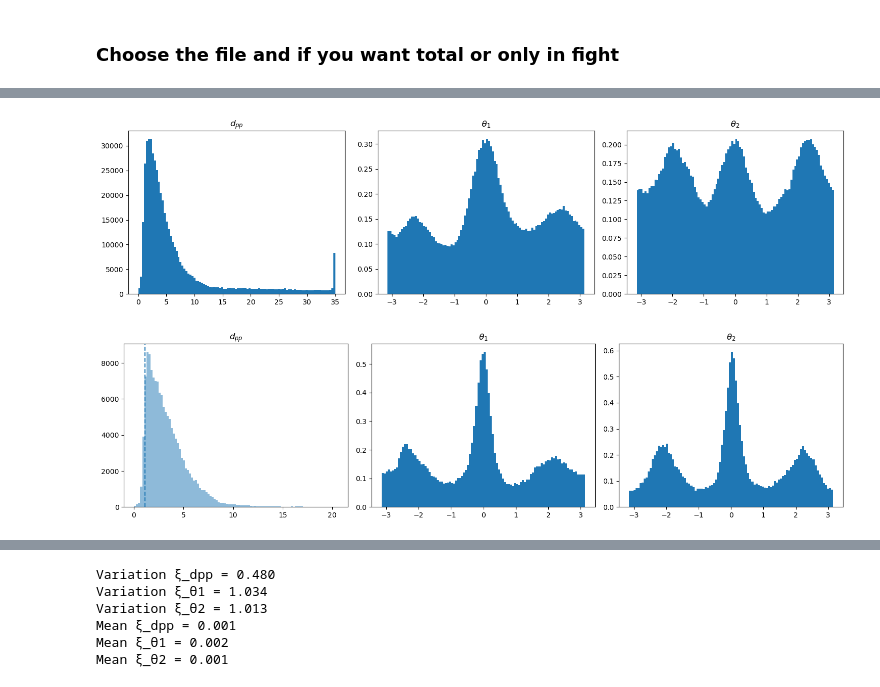
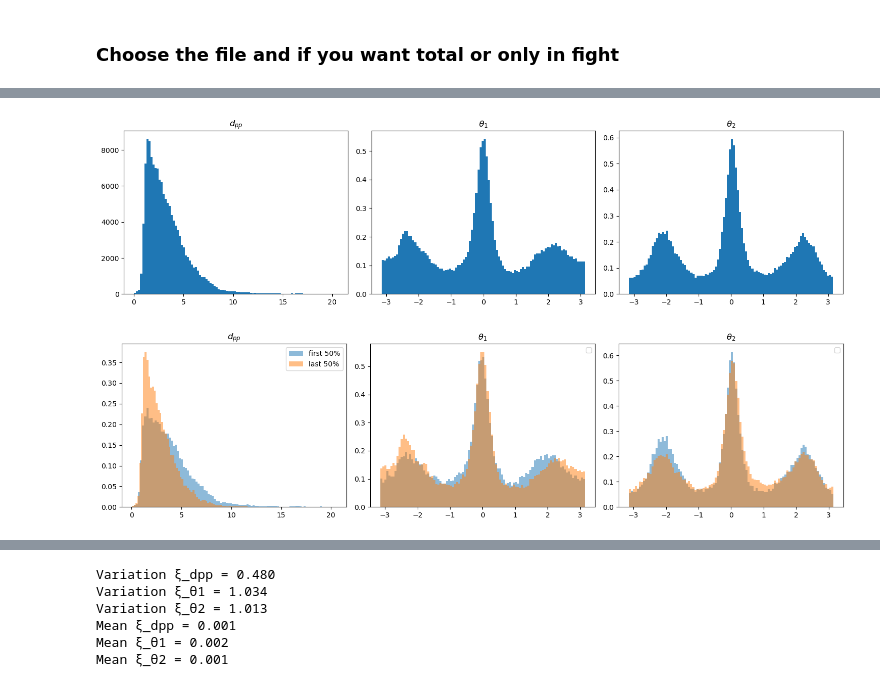
Before and after one commit to Marindevandijk/Thesis-clean, a Jupyter notebook: notebook_exploratory/01_overdamped_exploration.ipynb, the cells around one changed output, grey strips where cells are left out. Drawn from its saved outputs; the diff is of its cells as text; code cells hidden in the pictures.

```diff
--- a/notebook_exploratory/01_overdamped_exploration.ipynb
+++ b/notebook_exploratory/01_overdamped_exploration.ipynb
@@ -33,7 +36,9 @@ def get_experimentID_fightbouts(path):
 
     fightbouts = fb[fb[:, 0].astype(int) == expIdx]
 
+
     return expIdx, fightbouts
-EXP_id , fightbout = get_experimentID_fightbouts("/Users/marindevandijk/Documents/CLS 2025/Thesis/Coding/ZebraFish_project/Data/tracking_results/FishTank20200130_153857_tracking_results.h5")
+EXP_id , fightbout = get_experimentID_fightbouts( "/Users/marindevandijk/Documents/CLS 2025/Thesis/Coding/ZebraFish_project/Data/tracking_results/FishTank20200213_154940_tracking_results.h5")
+
 print(fightbout)
 # %% [output]
@@ -42,7 +85,7 @@ print(fightbout)
 # %%
 def prepare_data(path,fightnumber = 0,infight =True):
     "Prepare the data make it ready to calculate dpp,theta1 and theta2"
-    "if infight = True return data with only the infight bouts otherwise it returns total trajectory  "
+    "if infight = True return data with only the frist infight bouts otherwise it returns total trajectory  "
 
     path = path
     f = h5py.File(path, "r")
@@ -55,8 +98,8 @@ def prepare_data(path,fightnumber = 0,infight =True):
         X_coordinates = X.copy()
     return X_coordinates,fightbout[fightnumber]
 
-path = "/Users/marindevandijk/Documents/CLS 2025/Thesis/Coding/ZebraFish_project/Data/tracking_results/FishTank20200130_181614_tracking_results.h5"
-X_coordinates_3, fightbout = prepare_data(path,fightnumber = 0,infight =True)
+path = "/Users/marindevandijk/Documents/CLS 2025/Thesis/Coding/ZebraFish_project/Data/tracking_results/FishTank20200217_160052_tracking_results.h5"
+X_coordinates_3, fightbout = prepare_data(path,fightnumber = 0,infight =False)
 print(fightbout)
 def wrap_pi(a):
     return (a + np.pi) % (2*np.pi) - np.pi
@@ -433,41 +529,61 @@ lam = [0.75 2.8  7.2 ]  score = 0.110387576552819
 # %%
 fig, axs = plt.subplots(1, 3, figsize=(15,4))
-
-axs[0].hist(traj_sim[:,0], bins=100)
+dpp_50,theta1_50,theta2_50 = dpp[:],theta1[:],theta2[:]
+axs[0].hist(dpp_50[~np.isnan(dpp_50)], bins=100)
+#axs[0].axvline(x=1.1, linestyle='--')
 axs[0].set_title(r'$d_{pp}$')
 
-axs[1].hist(traj_sim[:,1] ,density = True,bins=100)
+axs[1].hist(theta1_50[~np.isnan(theta1_50)], density=True ,bins=100)
 axs[1].set_title(r"$\theta_1$")
 
-axs[2].hist(traj_sim[:,2],density =True, bins=100)
+axs[2].hist(theta2_50[~np.isnan(theta2_50)],density=True ,bins=100)
 axs[2].set_title(r"$\theta_2$")
 
 plt.tight_layout()
 save_path = "Exploratory_Figures"
 os.makedirs(save_path, exist_ok=True)
 
-#plt.savefig(f"{save_path}/Distributions_M=3_K=4_exp2_fight1_50%.png", dpi=300)
+#plt.savefig(f"{save_path}/Distributions_random_segmentedtrajectories_50%.png", dpi=300)
 plt.show()
 # %% [output]
-[figure, old version]
+[figure, new version]
 # %%
 fig, axs = plt.subplots(1, 3, figsize=(15,4))
-dpp,theta1,theta2
-axs[0].hist(dpp[~np.isnan(dpp)], alpha  = 0.5,bins=100)
-axs[0].axvline(x=1.1, linestyle='--')
+#d_pp_c, theta_i_c, theta_j_c = clean_data(d_pp, theta_i, theta_j)
+N = len(d_pp_c)
+
+dpp_first_real = dpp[:n]
+dpp_last_real = dpp[n:]
+
+theta1_first_real = theta1[:n]
+theta1_last_real = theta1[n:]
+
+theta2_first_real = theta2[:n]
+theta2_last_real = theta2[n:]
+
+axs[0].hist(dpp_first_real, bins=100, alpha=0.5, density = True,label='first 50%')
+axs[0].hist(dpp_last_real, bins=100, alpha=0.5,density = True, label='last 50%')
+
+
 axs[0].set_title(r'$d_{pp}$')
+axs[0].legend()
 
-axs[1].hist(theta1[~np.isnan(theta1)], density=True ,bins=100)
+# Theta 1
+axs[1].hist(theta1_first_real, bins=100, alpha=0.5,density = True)
+axs[1].hist(theta1_last_real, bins=100, alpha=0.5, density = True)
+
+
 axs[1].set_title(r"$\theta_1$")
+axs[1].legend()
 
-axs[2].hist(theta2[~np.isnan(theta2)],density=True ,bins=100)
+# Theta 2
+axs[2].hist(theta2_first_real, bins=100, alpha=0.5, density = True)
+axs[2].hist(theta2_last_real, bins=100, alpha=0.5,density = True)
+
 axs[2].set_title(r"$\theta_2$")
+axs[2].legend()
 
 plt.tight_layout()
-save_path = "Exploratory_Figures"
-os.makedirs(save_path, exist_ok=True)
-
-#plt.savefig(f"{save_path}/Distributions_random_segmentedtrajectories_50%.png", dpi=300)
 plt.show()
 # %% [output]
-[figure, old version]
+[figure, new version]
```
Also changed, not shown: parts of 52 cells of this notebook, 17 other files.
